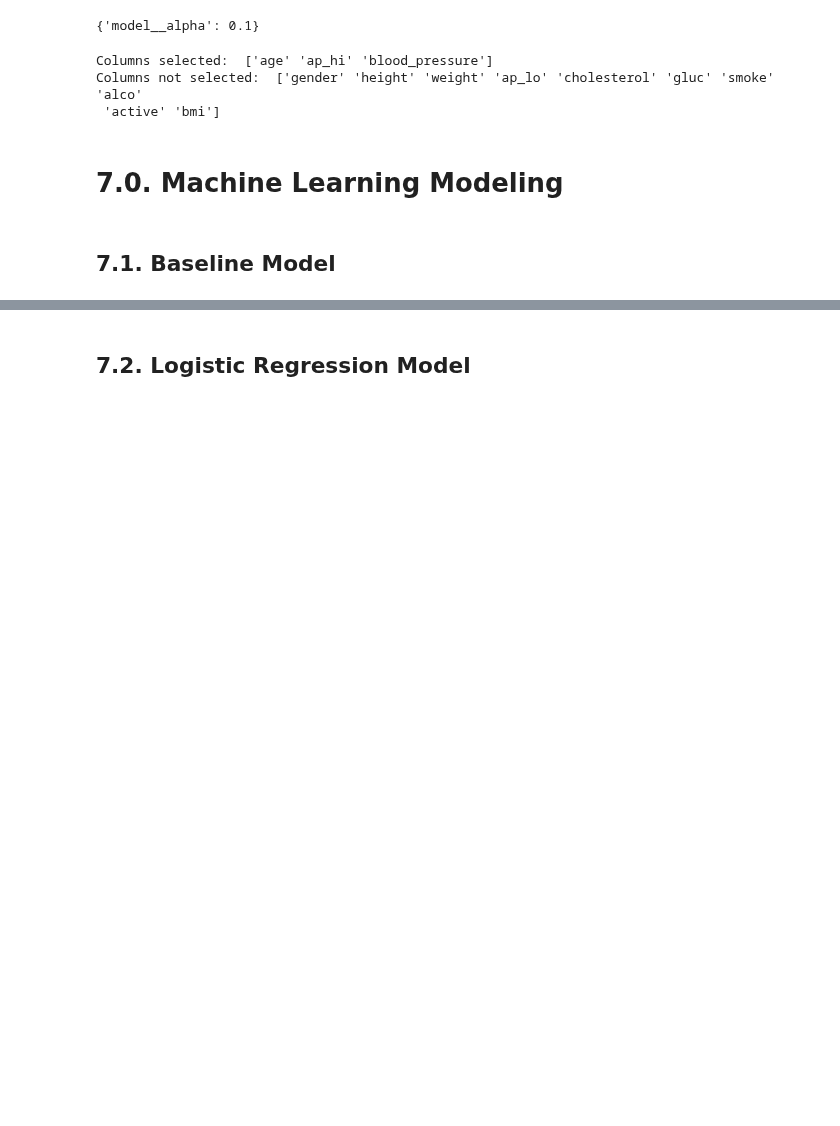
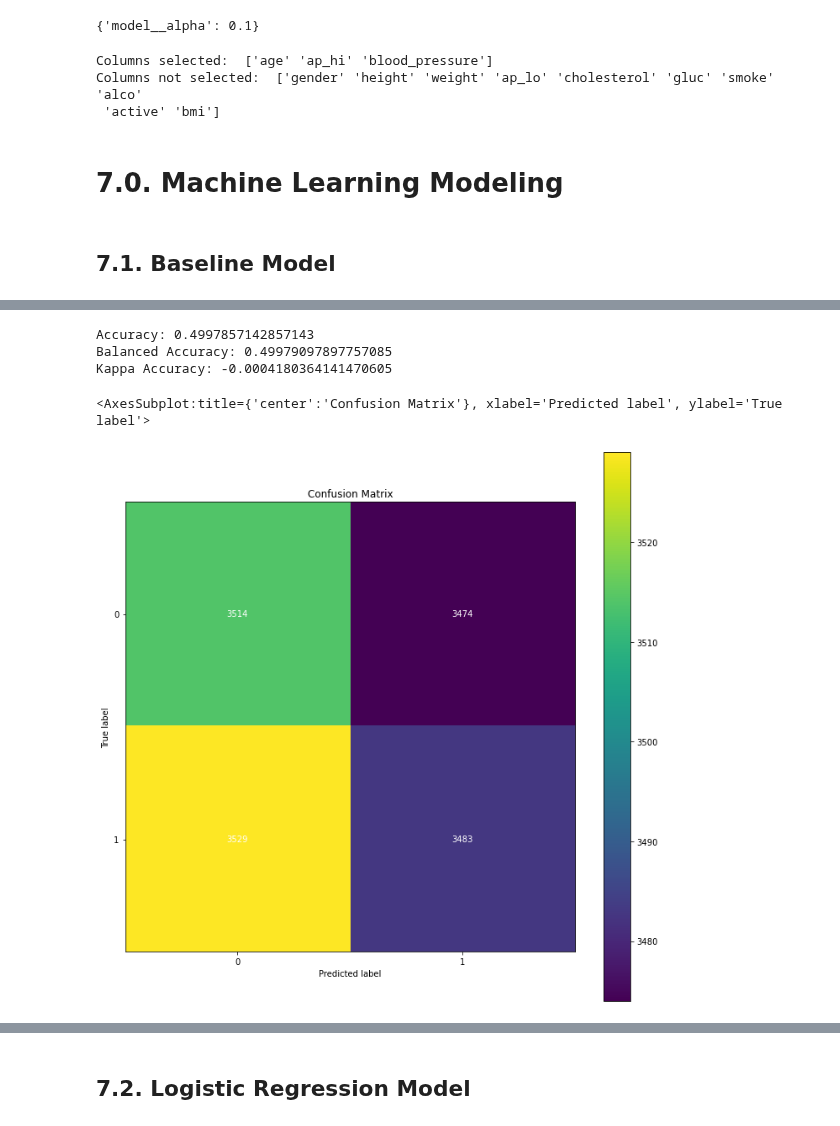
Before and after one commit to HenriqueCR1291/cardio_catch_diseases, a Jupyter notebook: m05_cardio_catch_diseases.ipynb, the cells around one changed output, grey strips where cells are left out. Cells and saved outputs as stored; diff of their text form; code cells hidden in the pictures; blank space fills up the shorter version.

```diff
--- a/m05_cardio_catch_diseases.ipynb
+++ b/m05_cardio_catch_diseases.ipynb
@@ -1457,3 +1488,24 @@ random_result_full
+# %%
+# Accuracy
+acc_random = accuracy_score(y_test_full, yhat_random_full)
+print('Accuracy: {}'.format(acc_random))
+
+#balanced accuracy
+balanced_acc_random = balanced_accuracy_score(y_test_full, yhat_random_full)
+print('Balanced Accuracy: {}'.format(balanced_acc_random))
+
+#Kappa metrics
+kappa_random = cohen_kappa_score(y_test_full, yhat_random_full)
+print('Kappa Accuracy: {}'.format(kappa_random))
+
+#confusion matrix
+mt.plot_confusion_matrix(y_test_full, yhat_random_full,  cmap=plt.cm.viridis, normalize=False, figsize=(12,12))
+# %% [output]
+Accuracy: 0.4997857142857143
+Balanced Accuracy: 0.49979097897757085
+Kappa Accuracy: -0.0004180364141470605
+<AxesSubplot:title={'center':'Confusion Matrix'}, xlabel='Predicted label', ylabel='True label'>
+[figure, added]
 # %%
 #boruta
 response_list = y_test_boruta.drop_duplicates().sort_values().tolist()
```
Also changed, not shown: parts of 12 cells of this notebook.
